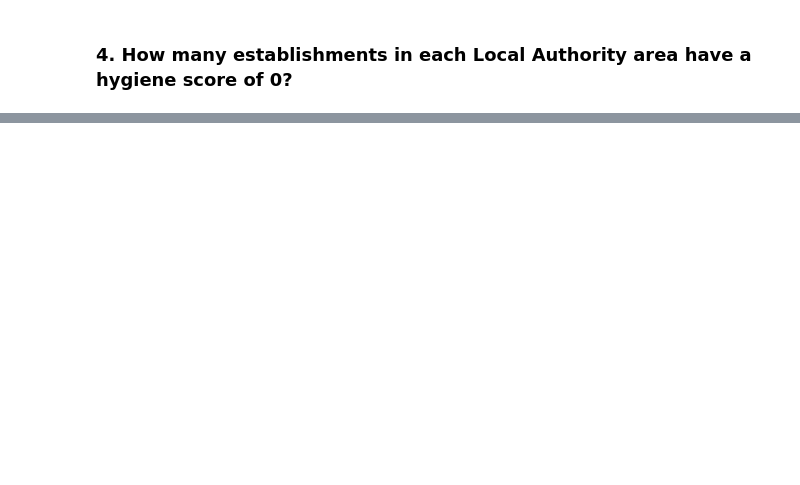
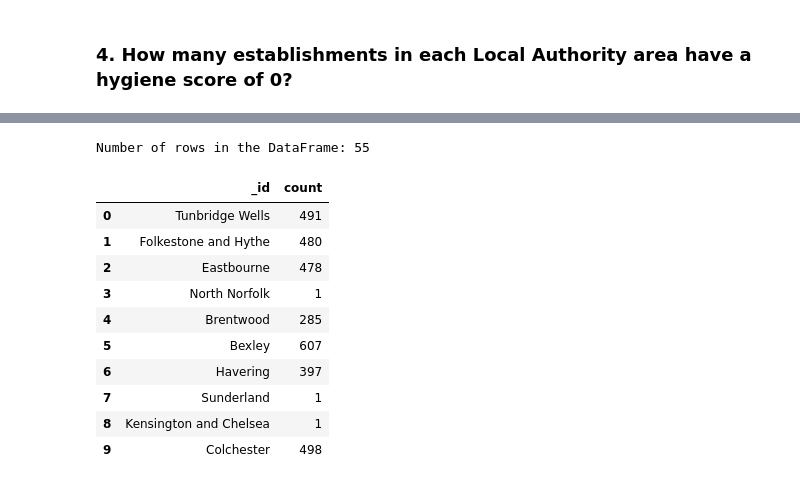
Before and after one commit to RamirezMaribel/nosql-challenge, a Jupyter notebook: Starter_Code/NoSQL_analysis_starter_hw.ipynb, the cells around one changed output, grey strips where cells are left out. Saved outputs shown, nothing was run; the diff lists cells and outputs as text; code cells hidden in the pictures; blank space fills up the shorter version.

```diff
--- a/Starter_Code/NoSQL_analysis_starter_hw.ipynb
+++ b/Starter_Code/NoSQL_analysis_starter_hw.ipynb
@@ -181,9 +202,22 @@ limit =
 
 # Create a pipeline that:
 # 1. Matches establishments with a hygiene score of 0
+match_query = {'$match': {'scores.Hygiene':0}}
+
 # 2. Groups the matches by Local Authority
+group_query = {'$group': {'_id': '$LocalAuthorityName', 'count': {'$sum': 1}}}
+
 # 3. Sorts the matches from highest to lowest
+sort_values = {'$sort': { 'scores.Hygiene': -1 }}
+
+# Put the pipeline together
+pipeline = [match_query, group_query, sort_values]
+
+# Run the pipeline through the aggregate method and save the results to a variable
+pipeline_results = list(establishments.aggregate(pipeline))
 
 # Print the number of documents in the result
+print("Number of documents in result: ", len(pipeline_results))
 
 # Print the first 10 results
+[print(result) for result in pipeline_results[:10]]
@@ -190,8 +237,25 @@ limit =
 # %%
 #Cell 13 of homework
 
 # Convert the result to a Pandas DataFrame
+pipeline_results_df=pd.DataFrame(pipeline_results)
 
 # Display the number of rows in the DataFrame
+pipe_rows=len(pipeline_results_df)
+print("Number of rows in the DataFrame:", pipe_rows)
 
 # Display the first 10 rows of the DataFrame
+pipeline_results_df.head(10)
+# %% [output]
+Number of rows in the DataFrame: 55
+|  | _id | count |
+| 0 | Tunbridge Wells | 491 |
+| 1 | Folkestone and Hythe | 480 |
+| 2 | Eastbourne | 478 |
+| 3 | North Norfolk | 1 |
+| 4 | Brentwood | 285 |
+| 5 | Bexley | 607 |
+| 6 | Havering | 397 |
+| 7 | Sunderland | 1 |
+| 8 | Kensington and Chelsea | 1 |
+| 9 | Colchester | 498 |
```
Also changed, not shown: parts of 3 cells of this notebook, 1 other file.
